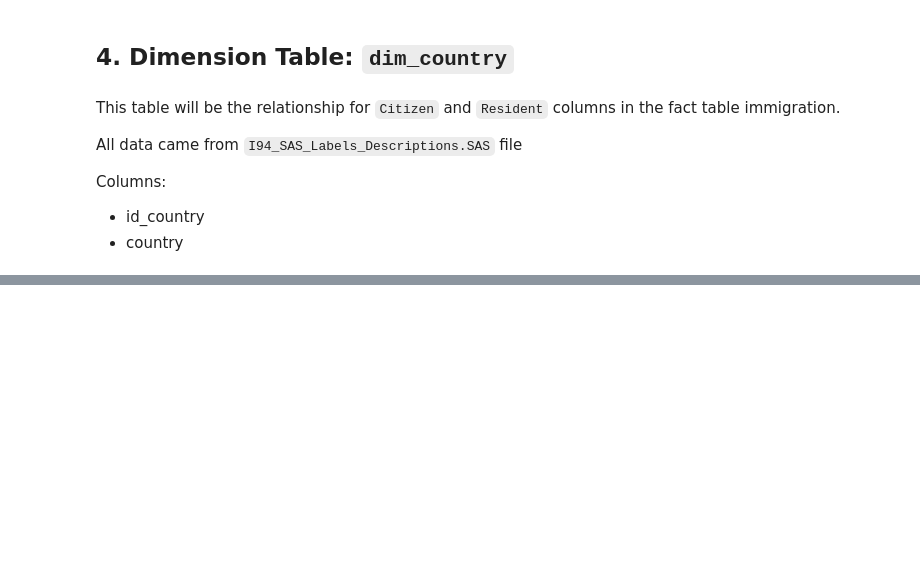
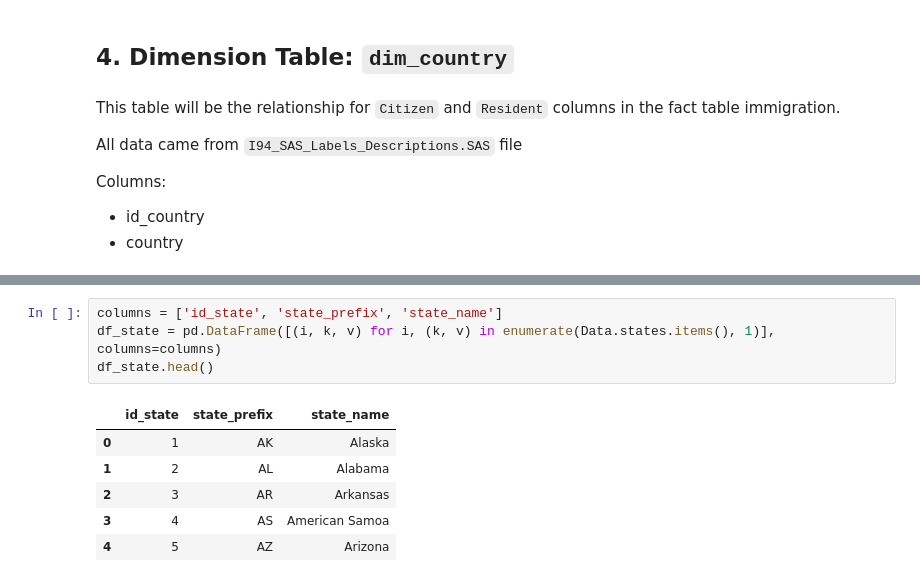
Before and after one commit to kennycontreras/us_national_tourism, a Jupyter notebook: us_national_tourism.ipynb, the cells around one changed output, grey strips where cells are left out. Drawn from its saved outputs; the diff is of its cells as text; blank space fills up the shorter version.

Commit message:
Add dim state dataframe

```diff
--- a/us_national_tourism.ipynb
+++ b/us_national_tourism.ipynb
@@ -242,0 +251,11 @@ df_country.head()
+# %%
+columns = ['id_state', 'state_prefix', 'state_name']
+df_state = pd.DataFrame([(i, k, v) for i, (k, v) in enumerate(Data.states.items(), 1)], columns=columns)
+df_state.head()
+# %% [output]
+|  | id_state | state_prefix | state_name |
+| 0 | 1 | AK | Alaska |
+| 1 | 2 | AL | Alabama |
+| 2 | 3 | AR | Arkansas |
+| 3 | 4 | AS | American Samoa |
+| 4 | 5 | AZ | Arizona |
```
Also changed, not shown: parts of 2 cells of this notebook.
